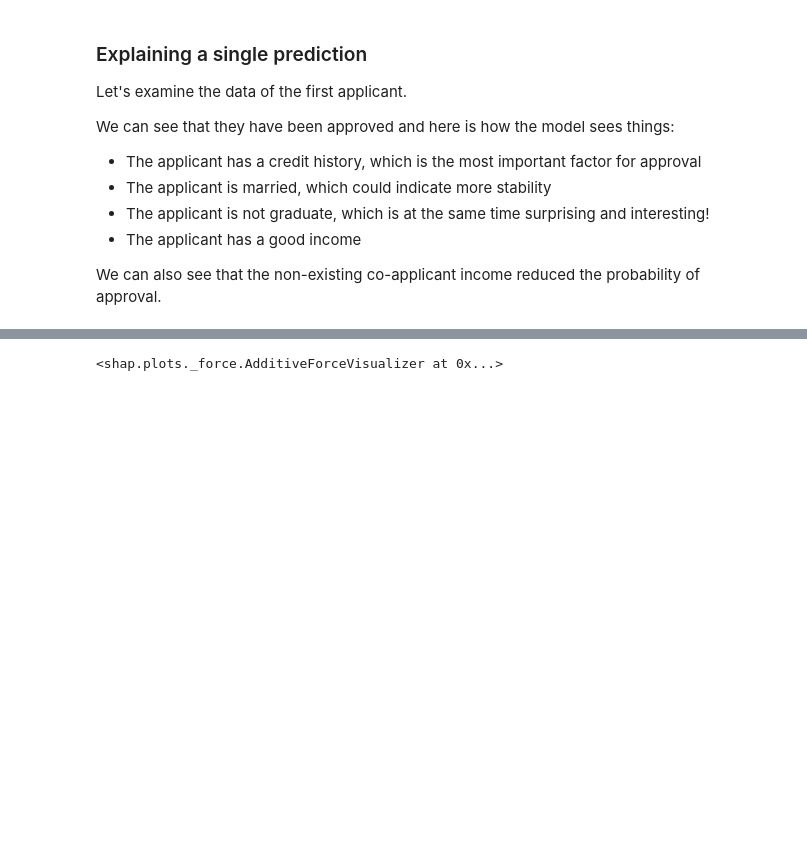
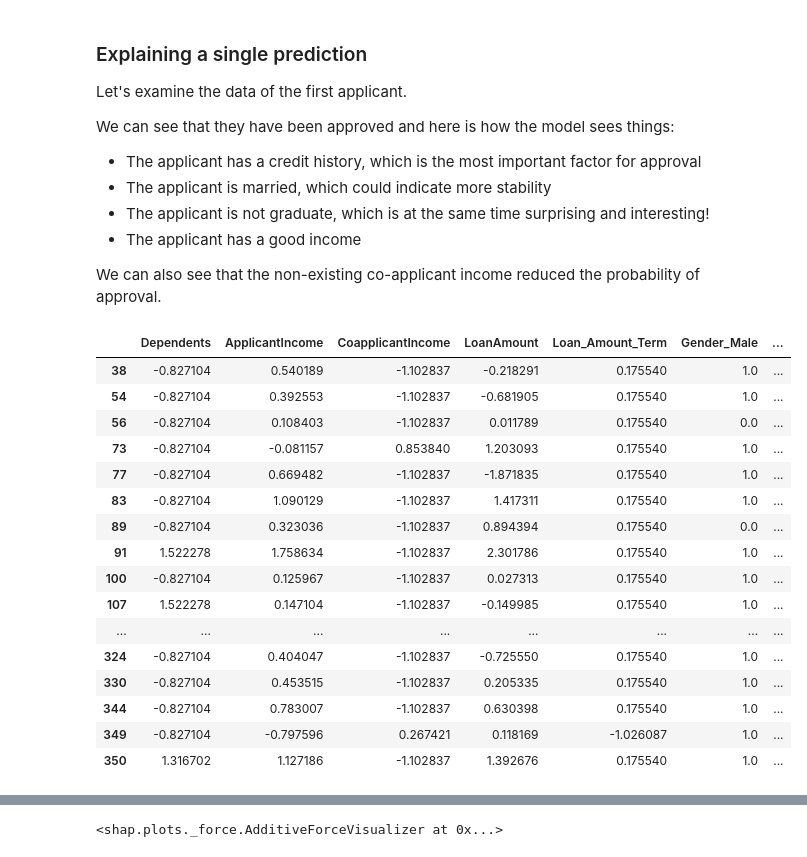
Before and after one commit to BecayeSoft/Loan-Eligibility-Assessment, a Jupyter notebook: notebooks/explanations.ipynb, the cells around one changed output, grey strips where cells are left out. Drawn from its saved outputs; the diff is of its cells as text; code cells hidden in the pictures; blank space fills up the shorter version.

```diff
--- a/notebooks/explanations.ipynb
+++ b/notebooks/explanations.ipynb
@@ -187,5 +187,28 @@ We can see that they have been approved and here is how the model sees things:
 - The applicant has a good income
 
 We can also see that the non-existing co-applicant income reduced the probability of approval.
+# %%
+X_test[
+    (model.predict(X_test) == 0) &
+    (X_test['Credit_History_1.0'] == 1)
+]
+# %% [output]
+|  | Dependents | ApplicantIncome | CoapplicantIncome | LoanAmount | Loan_Amount_Term | Gender_Male | ... |
+| 38 | -0.827104 | 0.540189 | -1.102837 | -0.218291 | 0.175540 | 1.0 | ... |
+| 54 | -0.827104 | 0.392553 | -1.102837 | -0.681905 | 0.175540 | 1.0 | ... |
+| 56 | -0.827104 | 0.108403 | -1.102837 | 0.011789 | 0.175540 | 0.0 | ... |
+| 73 | -0.827104 | -0.081157 | 0.853840 | 1.203093 | 0.175540 | 1.0 | ... |
+| 77 | -0.827104 | 0.669482 | -1.102837 | -1.871835 | 0.175540 | 1.0 | ... |
+| 83 | -0.827104 | 1.090129 | -1.102837 | 1.417311 | 0.175540 | 1.0 | ... |
+| 89 | -0.827104 | 0.323036 | -1.102837 | 0.894394 | 0.175540 | 0.0 | ... |
+| 91 | 1.522278 | 1.758634 | -1.102837 | 2.301786 | 0.175540 | 1.0 | ... |
+| 100 | -0.827104 | 0.125967 | -1.102837 | 0.027313 | 0.175540 | 1.0 | ... |
+| 107 | 1.522278 | 0.147104 | -1.102837 | -0.149985 | 0.175540 | 1.0 | ... |
+| ... | ... | ... | ... | ... | ... | ... | ... |
+| 324 | -0.827104 | 0.404047 | -1.102837 | -0.725550 | 0.175540 | 1.0 | ... |
+| 330 | -0.827104 | 0.453515 | -1.102837 | 0.205335 | 0.175540 | 1.0 | ... |
+| 344 | -0.827104 | 0.783007 | -1.102837 | 0.630398 | 0.175540 | 1.0 | ... |
+| 349 | -0.827104 | -0.797596 | 0.267421 | 0.118169 | -1.026087 | 1.0 | ... |
+| 350 | 1.316702 | 1.127186 | -1.102837 | 1.392676 | 0.175540 | 1.0 | ... |
 # %%
 # print('Approved' if y_test[0]==1 else 'Rejected')
```
Also changed, not shown: parts of 5 cells of this notebook, 2 other files.
